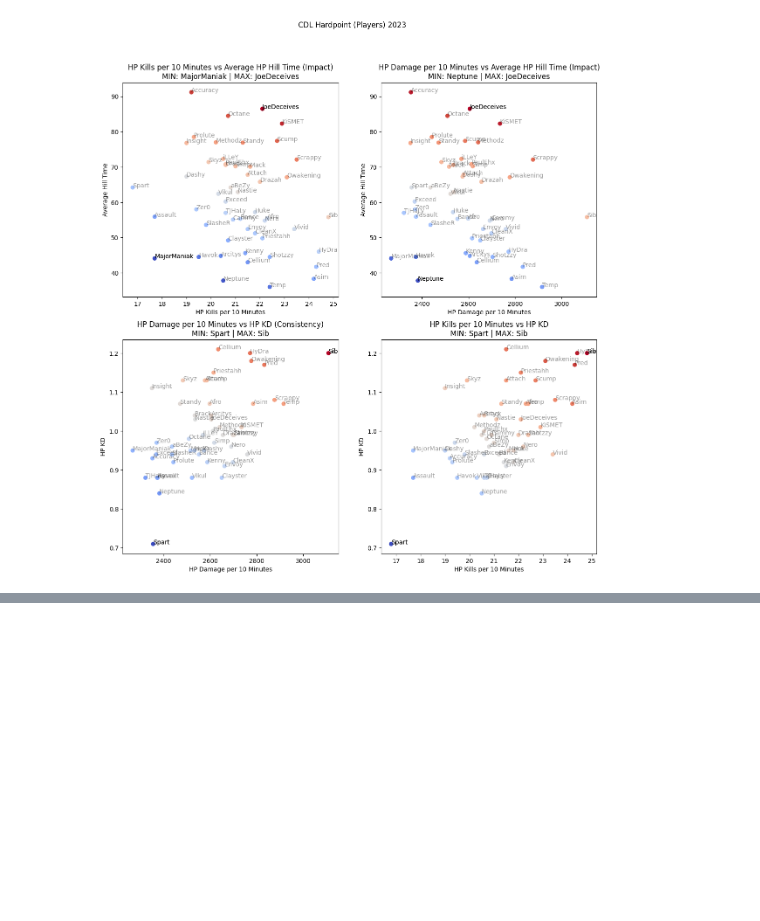
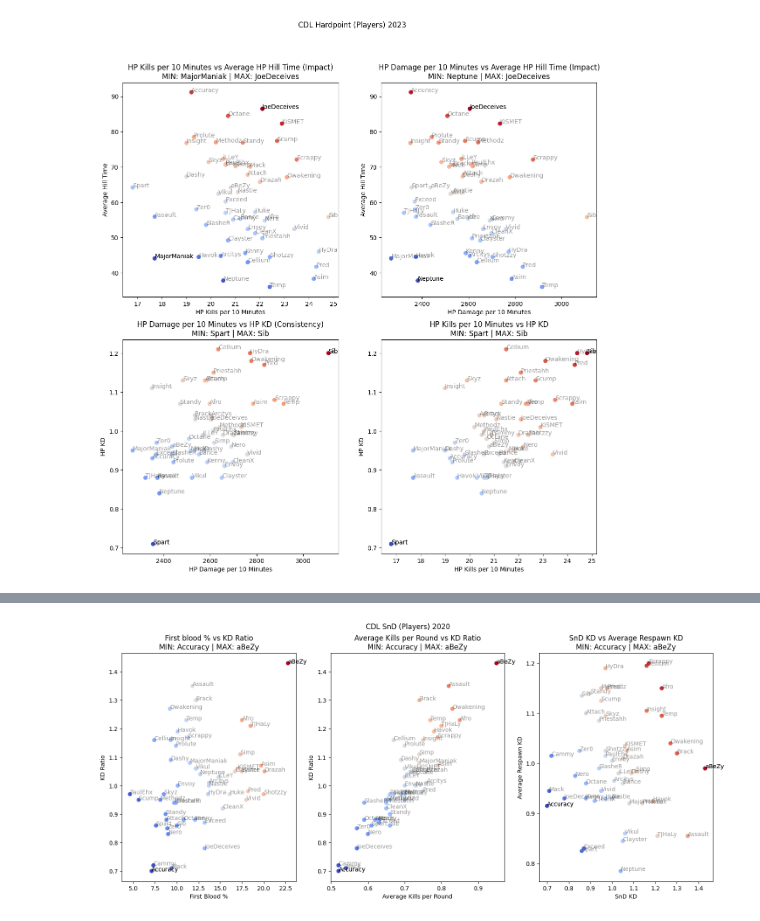
Before and after one commit to charlbbbbb/CDL-Stats, a Jupyter notebook: analysis/player-research.ipynb, the cells around one changed output, grey strips where cells are left out. Cells and saved outputs as stored; diff of their text form; code cells hidden in the pictures; blank space fills up the shorter version.

Commit message:
Added further analysis including determination of league averages
Signed-off-by: Charlie Browning <charlbrowning@googlemail.com>

```diff
--- a/analysis/player-research.ipynb
+++ b/analysis/player-research.ipynb
@@ -36,0 +62,7 @@ There are 0 nulls in the dataset
+# %%
+df['snd_first_blood_rate'] = df['snd_first_blood_rate'].astype('string')
+df['snd_first_blood_rate'] = df['snd_first_blood_rate'].str.replace('%', '', regex=True)
+df['snd_first_blood_rate'] = df['snd_first_blood_rate'].astype("float")
+
+print(f"An example of a value in the columns snd_first_blood_rate is {df['snd_first_blood_rate'][1]}");
+print(f"The datatype of the column is now '{df['snd_first_blood_rate'].dtype}'")
@@ -168,14 +203,18 @@ Some outcomes include:
 def scatter_comparison(axis: plt.Axes, title: str , xcol: str, ycol: str, xlabel: str, ylabel: str,
     show_min_max: bool = True, player_col: np.array = None, show_all_players: bool = False):
     """
-    axis: the axis to draw the plot on
-    title: The title of the plot
-    xcol: the column to use as the x values in the plot
-    ycol: the column to use for y values
-    xlabel:
-    ylabel:
-    show_min_max: whether or not to plot the player names of the min and max players (from scaled data)
-    player_col: column containing player names
+    Desc: This function plots two columns from the data into
+          a scatter plot on the axis provided
+    Params:
+        axis: the axis to draw the plot on
+        title: The title of the plot
+        xcol: the column to use as the x values in the plot
+        ycol: the column to use for y values
+        xlabel:
+        ylabel:
+        show_min_max: whether or not to plot the player names of the min and max players (from scaled data)
+        player_col: column containing player names
+    Return: None
     """
     #Scale the data
     #The scale is based on what percentage of the mean value a value makes up
@@ -200,6 +239,8 @@ fig = plt.figure(figsize=(14, 14))
 plt.suptitle("CDL Hardpoint (Players) 2023")
 ((ax1, ax2), (ax3, ax4)) = fig.subplots(ncols=2, nrows=2, sharey=False)
 
+
+#Some example plots to test the func
 scatter_comparison(ax1, "HP Kills per 10 Minutes vs Average HP Hill Time (Impact)", df['hp_kills_per_10'], df['avg_hp_hill_time'],
                 "HP Kills per 10 Minutes", "Average Hill Time", False, df['player'], True)
 
@@ -215,0 +263,18 @@ scatter_comparison(ax4, "HP Kills per 10 Minutes vs HP KD", df['hp_kills_per_10'
+# %%
+#Create a new figure with 3 columns
+fig = plt.figure(figsize=(18, 7))
+(ax1, ax2, ax3) = fig.subplots(ncols=3)
+fig.suptitle("CDL SnD (Players) 2020")
+
+#not really sure why the columns called snd_kd_rate, should be kd_ratio or just snd_kd
+scatter_comparison(ax1, "First blood % vs KD Ratio", df['snd_first_blood_rate'], df['snd_kd_rate'],
+                    "First Blood %", "KD Ratio", True, df['player'], True)
+
+scatter_comparison(ax2, "Average Kills per Round vs KD Ratio", df['snd_kill_per_round'], df['snd_kd_rate'],
+                     "Average Kills per Round", "KD Ratio", True, df['player'], True)
+
+respawn_average_kd = (df['control_kd']+df['hp_kd'])/2
+scatter_comparison(ax3, "SnD KD vs Average Respawn KD", df['snd_kd_rate'], respawn_average_kd,
+                    "SnD KD", "Average Respawn KD", True, df['player'], True)
+# %% [output]
+[figure, added]
```
Also changed, not shown: parts of 13 cells of this notebook, 2 other files.
